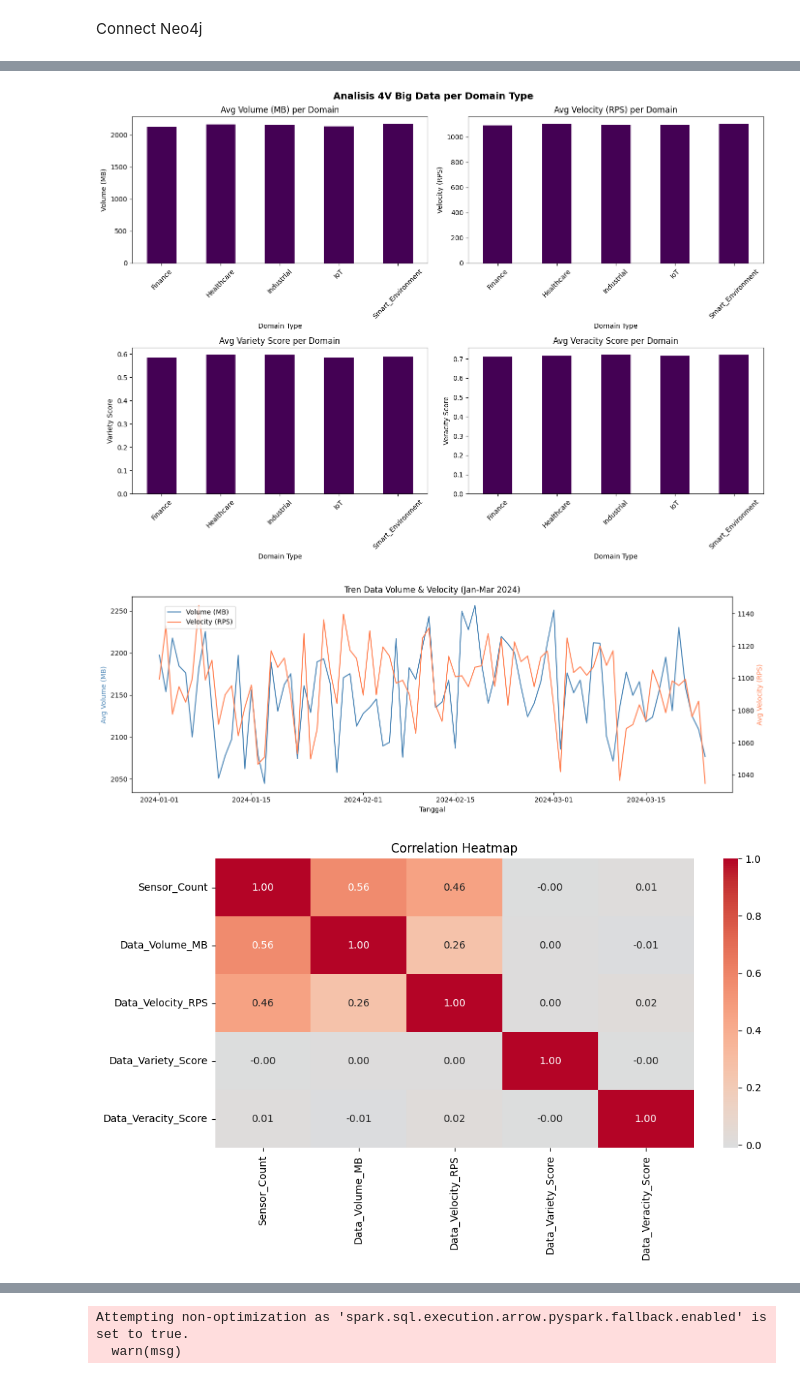
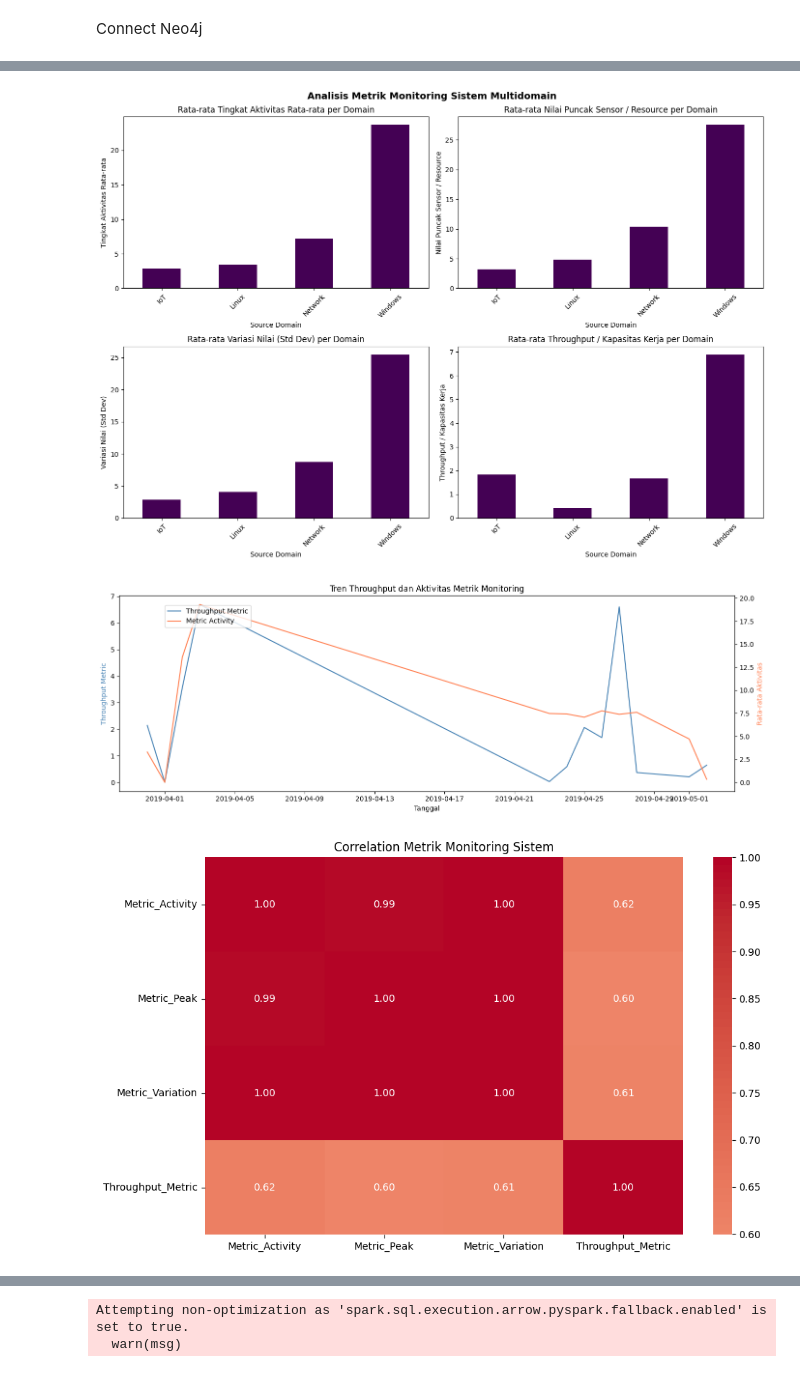
Before and after one commit to Akhelois/Big_Data_Large_Scale_MultiDomain, a Jupyter notebook: backend/model/main.ipynb, the cells around one changed output, grey strips where cells are left out. Drawn from its saved outputs; the diff is of its cells as text; code cells hidden in the pictures.

```diff
--- a/backend/model/main.ipynb
+++ b/backend/model/main.ipynb
@@ -27,8 +36,2 @@ HADOOP_NAMENODE = "hdfs://localhost:9000"
 # %% [markdown]
 Untuk Buat SparkSession
-# %%
-spark = SparkSession.builder \
-    .appName("Analisis Performa dan Deteksi Anomali Sistem IoT Multidomain") \
-    .config("spark.hadoop.fs.defaultFS", HADOOP_NAMENODE) \
-    .master("local[*]") \
-    .getOrCreate()
@@ -186,55 +386,50 @@ Passing `palette` without assigning `hue` is deprecated and will be removed in v
 # %%
 fig, axes = plt.subplots(2, 2, figsize=(14, 10))
-
-metrics = ["Data_Volume_MB", "Data_Velocity_RPS", "Data_Variety_Score", "Data_Veracity_Score"]
-titles = ["Volume (MB)", "Velocity (RPS)", "Variety Score", "Veracity Score"]
+metrics = ["Metric_Activity", "Metric_Peak", "Metric_Variation", "Throughput_Metric"]
+titles = ["Tingkat Aktivitas Rata-rata", "Nilai Puncak Sensor / Resource", "Variasi Nilai (Std Dev)", "Throughput / Kapasitas Kerja"]
 
 for ax, metric, title in zip(axes.flatten(), metrics, titles):
-    pdf.groupby("Domain_Type")[metric].mean().plot(kind="bar", ax=ax, colormap="viridis")
-    ax.set_title(f"Avg {title} per Domain")
-    ax.set_xlabel("Domain Type")
+    pdf.groupby("Source_Domain")[metric].mean().plot(kind="bar", ax=ax, colormap="viridis")
+    ax.set_title(f"Rata-rata {title} per Domain")
+    ax.set_xlabel("Source Domain")
     ax.set_ylabel(title)
     ax.tick_params(axis="x", rotation=45)
 
-plt.suptitle("Analisis 4V Big Data per Domain Type", fontsize=14, fontweight="bold")
+plt.suptitle("Analisis Metrik Monitoring Sistem Multidomain", fontsize=14, fontweight="bold")
 plt.tight_layout()
-plt.savefig("4v_analysis.png", dpi=150)
+plt.savefig("monitoring_analysis.png", dpi=150)
 plt.show()
 # %% [output]
-[figure, old version]
+[figure, new version]
 # %%
-pdf["Timestamp"] = pd.to_datetime(pdf["Timestamp"])
-pdf_time = pdf.groupby(pdf["Timestamp"].dt.date).agg({
-    "Data_Volume_MB": "mean",
-    "Data_Velocity_RPS": "mean"
+pdf["Timestamp"] = pd.to_datetime(pdf["Timestamp"], errors="coerce")
+pdf_time = pdf.dropna(subset=["Timestamp"]).groupby(pdf["Timestamp"].dt.date).agg({
+    "Throughput_Metric": "mean",
+    "Metric_Activity": "mean"
 }).reset_index()
 
 fig, ax1 = plt.subplots(figsize=(14, 5))
-
-ax1.plot(pdf_time["Timestamp"], pdf_time["Data_Volume_MB"], color="steelblue", label="Volume (MB)")
+ax1.plot(pdf_time["Timestamp"], pdf_time["Throughput_Metric"], color="steelblue", label="Throughput Metric")
 ax1.set_xlabel("Tanggal")
-ax1.set_ylabel("Avg Volume (MB)", color="steelblue")
-
+ax1.set_ylabel("Throughput Metric", color="steelblue")
 ax2 = ax1.twinx()
-ax2.plot(pdf_time["Timestamp"], pdf_time["Data_Velocity_RPS"], color="coral", label="Velocity (RPS)")
-ax2.set_ylabel("Avg Velocity (RPS)", color="coral")
-
-plt.title("Tren Data Volume & Velocity (Jan-Mar 2024)")
+ax2.plot(pdf_time["Timestamp"], pdf_time["Metric_Activity"], color="coral", label="Metric Activity")
+ax2.set_ylabel("Rata-rata Aktivitas", color="coral")
+plt.title("Tren Throughput dan Aktivitas Metrik Monitoring")
 fig.legend(loc="upper left", bbox_to_anchor=(0.1, 0.9))
 plt.tight_layout()
-plt.savefig("trend_analysis.png", dpi=150)
+plt.savefig("monitoring_trend.png", dpi=150)
 plt.show()
 # %% [output]
-[figure, old version]
+[figure, new version]
 # %%
 plt.figure(figsize=(10, 6))
-numeric_cols = ["Sensor_Count", "Data_Volume_MB", "Data_Velocity_RPS",
-                "Data_Variety_Score", "Data_Veracity_Score"]
+numeric_cols = ["Metric_Activity", "Metric_Peak", "Metric_Variation", "Throughput_Metric"]
 corr_matrix = pdf[numeric_cols].corr()
 sns.heatmap(corr_matrix, annot=True, fmt=".2f", cmap="coolwarm", center=0)
-plt.title("Correlation Heatmap")
+plt.title("Correlation Metrik Monitoring Sistem")
 plt.tight_layout()
-plt.savefig("correlation_heatmap.png", dpi=150)
+plt.savefig("monitoring_correlation_heatmap.png", dpi=150)
 plt.show()
 # %% [output]
-[figure, old version]
+[figure, new version]
```
Also changed, not shown: parts of 55 cells of this notebook, 57 other files.
